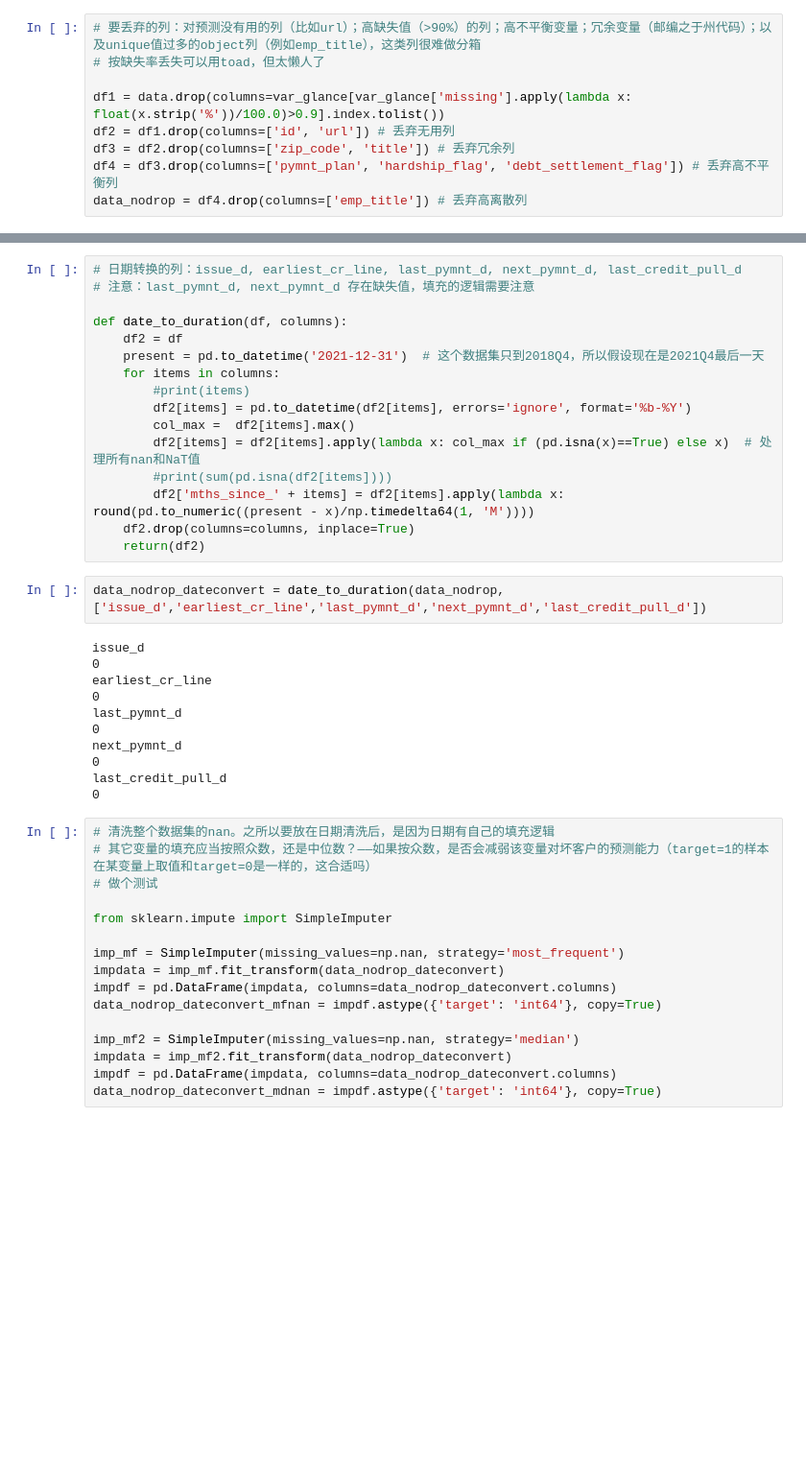
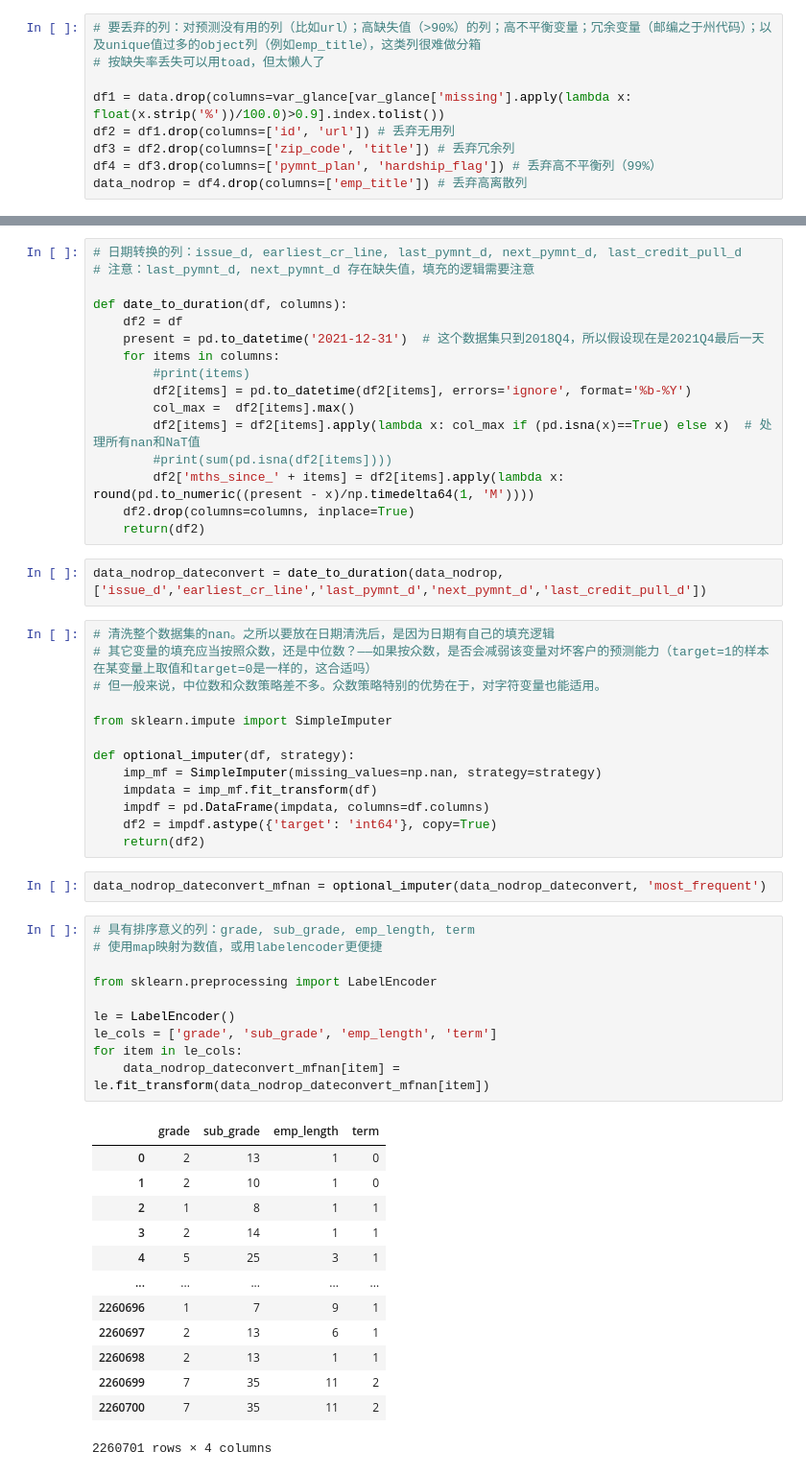
Before and after one commit to Soga-no-Tojiko/Credit-Data-Analysis-II, a Jupyter notebook: feature_engineering_and_selection.ipynb, the cells around one changed output, grey strips where cells are left out. Shown at 96% size. Cells and saved outputs as stored; diff of their text form; blank space fills up the shorter version.

```diff
--- a/feature_engineering_and_selection.ipynb
+++ b/feature_engineering_and_selection.ipynb
@@ -105,7 +105,7 @@ var_obj
 df1 = data.drop(columns=var_glance[var_glance['missing'].apply(lambda x: float(x.strip('%'))/100.0)>0.9].index.tolist())
 df2 = df1.drop(columns=['id', 'url']) # 丢弃无用列
 df3 = df2.drop(columns=['zip_code', 'title']) # 丢弃冗余列
-df4 = df3.drop(columns=['pymnt_plan', 'hardship_flag', 'debt_settlement_flag']) # 丢弃高不平衡列
+df4 = df3.drop(columns=['pymnt_plan', 'hardship_flag']) # 丢弃高不平衡列（99%）
 data_nodrop = df4.drop(columns=['emp_title']) # 丢弃高离散列
 # %%
 data_nodrop.shape
@@ -129,30 +129,42 @@ def date_to_duration(df, columns):
     return(df2)
 # %%
 data_nodrop_dateconvert = date_to_duration(data_nodrop, ['issue_d','earliest_cr_line','last_pymnt_d','next_pymnt_d','last_credit_pull_d'])
-# %% [output]
-issue_d
-0
-earliest_cr_line
-0
-last_pymnt_d
-0
-next_pymnt_d
-0
-last_credit_pull_d
-0
 # %%
 # 清洗整个数据集的nan。之所以要放在日期清洗后，是因为日期有自己的填充逻辑
 # 其它变量的填充应当按照众数，还是中位数？——如果按众数，是否会减弱该变量对坏客户的预测能力（target=1的样本在某变量上取值和target=0是一样的，这合适吗）
-# 做个测试
+# 但一般来说，中位数和众数策略差不多。众数策略特别的优势在于，对字符变量也能适用。
 
 from sklearn.impute import SimpleImputer
 
-imp_mf = SimpleImputer(missing_values=np.nan, strategy='most_frequent')
-impdata = imp_mf.fit_transform(data_nodrop_dateconvert)
-impdf = pd.DataFrame(impdata, columns=data_nodrop_dateconvert.columns)
-data_nodrop_dateconvert_mfnan = impdf.astype({'target': 'int64'}, copy=True)
-
-imp_mf2 = SimpleImputer(missing_values=np.nan, strategy='median')
-impdata = imp_mf2.fit_transform(data_nodrop_dateconvert)
-impdf = pd.DataFrame(impdata, columns=data_nodrop_dateconvert.columns)
-data_nodrop_dateconvert_mdnan = impdf.astype({'target': 'int64'}, copy=True)
+def optional_imputer(df, strategy):
+    imp_mf = SimpleImputer(missing_values=np.nan, strategy=strategy)
+    impdata = imp_mf.fit_transform(df)
+    impdf = pd.DataFrame(impdata, columns=df.columns)
+    df2 = impdf.astype({'target': 'int64'}, copy=True)
+    return(df2)
+# %%
+data_nodrop_dateconvert_mfnan = optional_imputer(data_nodrop_dateconvert, 'most_frequent')
+# %%
+# 具有排序意义的列：grade, sub_grade, emp_length, term
+# 使用map映射为数值，或用labelencoder更便捷
+
+from sklearn.preprocessing import LabelEncoder
+
+le = LabelEncoder()
+le_cols = ['grade', 'sub_grade', 'emp_length', 'term']
+for item in le_cols:
+    data_nodrop_dateconvert_mfnan[item] = le.fit_transform(data_nodrop_dateconvert_mfnan[item])
+# %% [output]
+|  | grade | sub_grade | emp_length | term |
+| 0 | 2 | 13 | 1 | 0 |
+| 1 | 2 | 10 | 1 | 0 |
+| 2 | 1 | 8 | 1 | 1 |
+| 3 | 2 | 14 | 1 | 1 |
+| 4 | 5 | 25 | 3 | 1 |
+| ... | ... | ... | ... | ... |
+| 2260696 | 1 | 7 | 9 | 1 |
+| 2260697 | 2 | 13 | 6 | 1 |
+| 2260698 | 2 | 13 | 1 | 1 |
+| 2260699 | 7 | 35 | 11 | 2 |
+| 2260700 | 7 | 35 | 11 | 2 |
+2260701 rows × 4 columns
```
Also changed, not shown: parts of 5 cells of this notebook.
